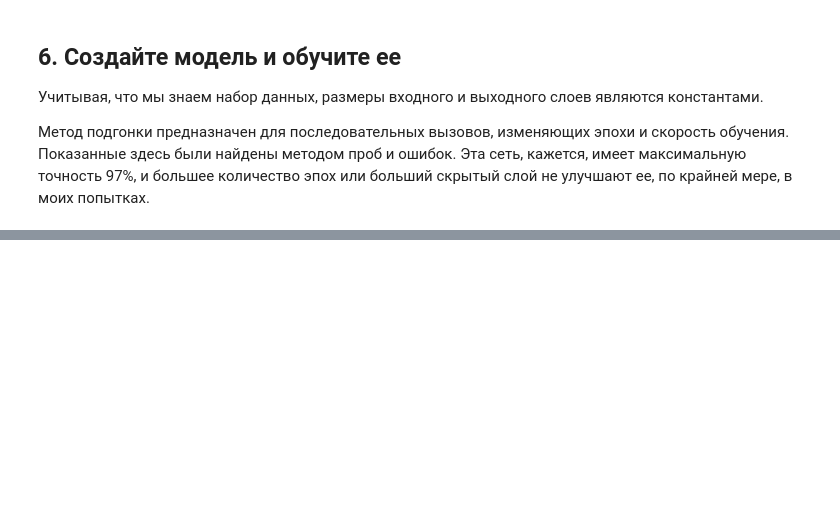
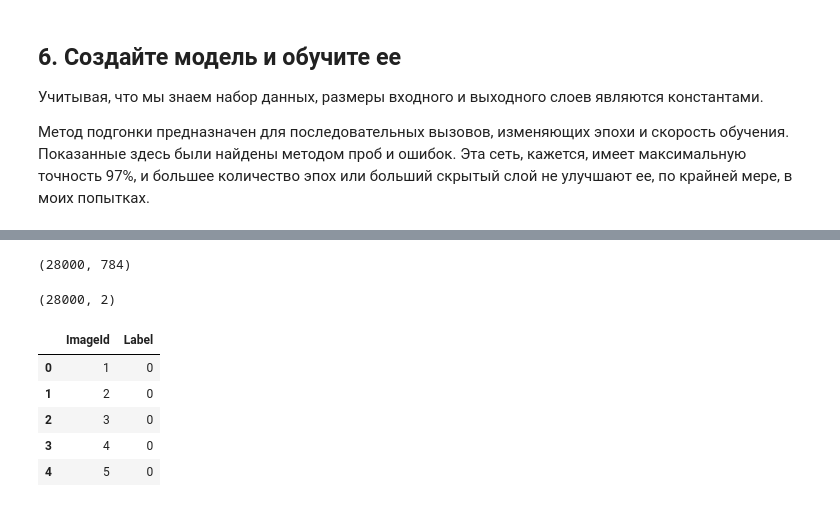
Before and after one commit to Ilya-Begalko/machine_learning_course, a Jupyter notebook: competition/competition_notebook.ipynb, the cells around one changed output, grey strips where cells are left out. Drawn from its saved outputs; the diff is of its cells as text; code cells hidden in the pictures; blank space fills up the shorter version.

```diff
--- a/competition/competition_notebook.ipynb
+++ b/competition/competition_notebook.ipynb
@@ -229,0 +402,19 @@ submission.to_csv("submission.csv", index=False)
+# %%
+test_data = pd.read_csv("/kaggle/input/digit-recognizer/test.csv")
+print(test_data.shape)
+test_data.head()
+X_test = test_data.values.astype('float32')
+# %% [output]
+(28000, 784)
+# %%
+submission_data = pd.read_csv("/kaggle/input/digit-recognizer/sample_submission.csv")
+print(submission_data.shape)
+submission_data.head()
+# %% [output]
+(28000, 2)
+|  | ImageId | Label |
+| 0 | 1 | 0 |
+| 1 | 2 | 0 |
+| 2 | 3 | 0 |
+| 3 | 4 | 0 |
+| 4 | 5 | 0 |
```
Also changed, not shown: parts of 37 cells of this notebook, 1 other file.
